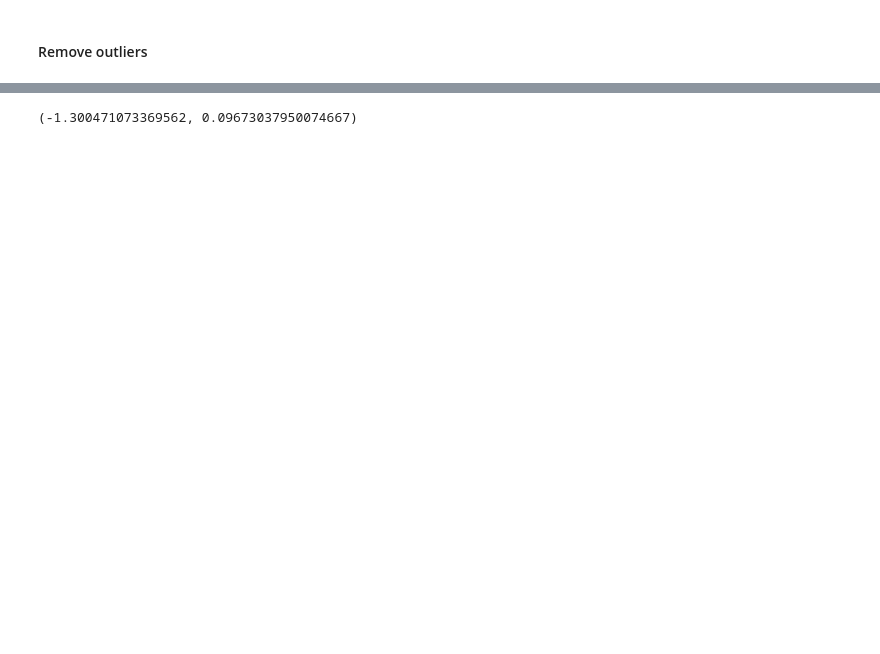
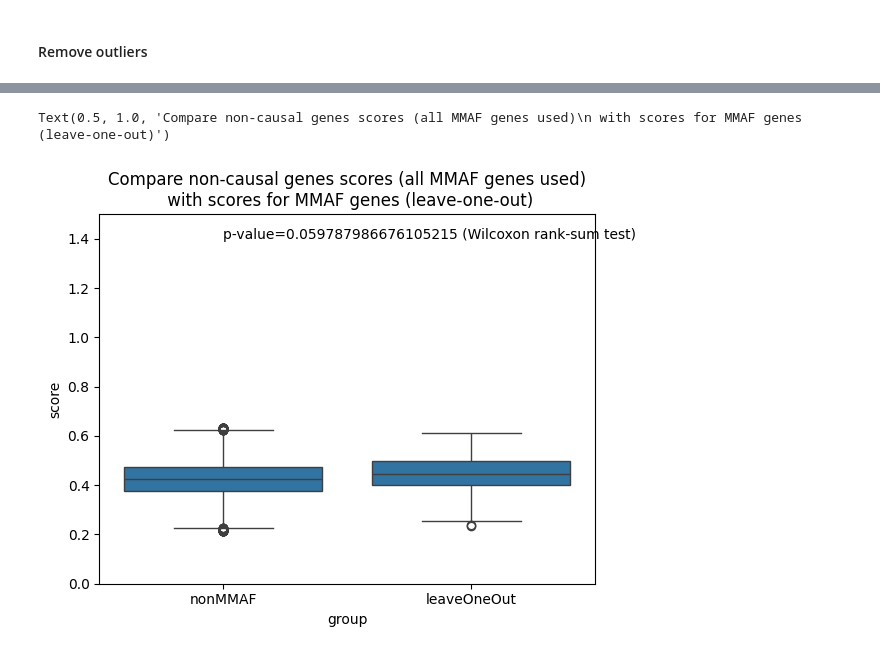
Before and after one commit to jjjk123/grexome-TIMC-Secondary-interactome, a Jupyter notebook: Interactome/test_newCentrality20240213.ipynb, the cells around one changed output, grey strips where cells are left out. Cells and saved outputs as stored; diff of their text form; code cells hidden in the pictures; blank space fills up the shorter version.

```diff
--- a/Interactome/test_newCentrality20240213.ipynb
+++ b/Interactome/test_newCentrality20240213.ipynb
@@ -663,9 +674,9 @@ stat, p_value
-# %%
-# t-student statistical test without outliers
-
-from scipy.stats import ttest_ind
-
-stat, p_value = ttest_ind(df_nonMMAF_no_outliers['score'].values, df_leaveOneOut_no_outliers['score'].values, alternative='less')
-stat, p_value
-# %% [output]
-(-1.300471073369562, 0.09673037950074667)
+# %%
+# plot scores of new candidates
+sns.boxplot(data=df_compare_no_outliers, x='group', y='score')
+plt.ylim(0, 1.5)
+plt.text(0, 1.4, s=f"p-value={p_value} (Wilcoxon rank-sum test)")
+plt.title("Compare non-causal genes scores (all MMAF genes used)\n with scores for MMAF genes (leave-one-out)")
+# %% [output]
+Text(0.5, 1.0, 'Compare non-causal genes scores (all MMAF genes used)\n with scores for MMAF genes (leave-one-out)')
+[figure, added]
```
Also changed, not shown: parts of 16 cells of this notebook.
